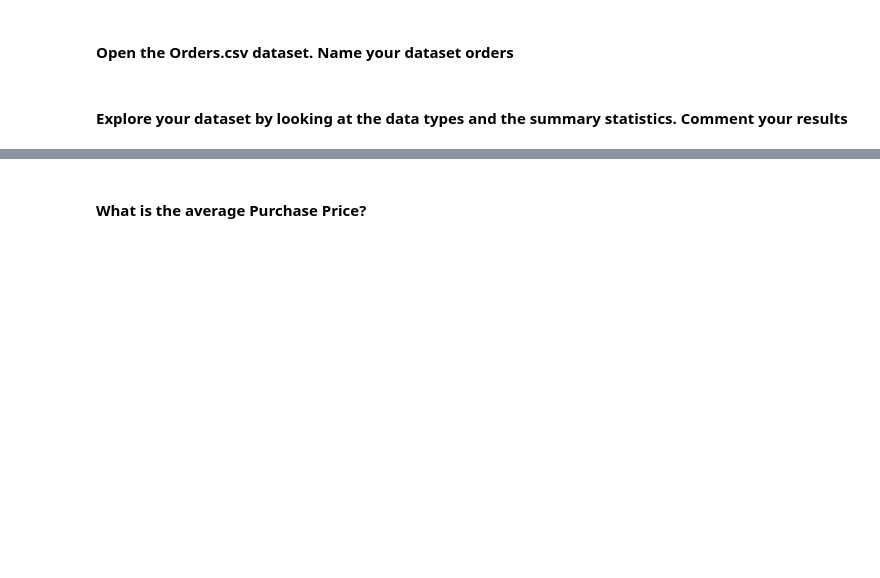
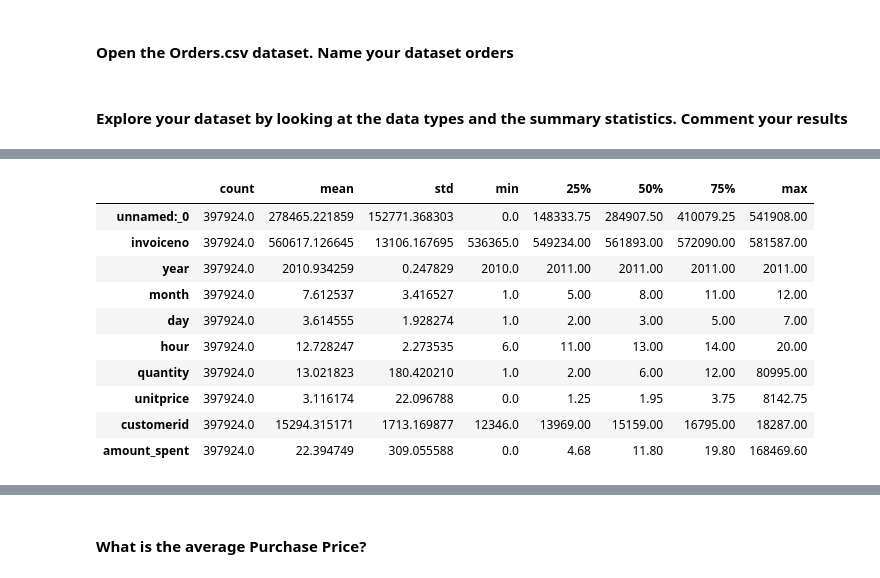
Before and after one commit to Bumbledebee/lab-descriptive-stats-en, a Jupyter notebook: your-code/main.ipynb, the cells around one changed output, grey strips where cells are left out. Saved outputs shown, nothing was run; the diff lists cells and outputs as text; code cells hidden in the pictures; blank space fills up the shorter version.

```diff
--- a/your-code/main.ipynb
+++ b/your-code/main.ipynb
@@ -405,7 +413,7 @@ department
 # %% [markdown]
 #### Open the Orders.csv dataset. Name your dataset orders
 # %%
-data_orders = pd.read_csv('Employee.csv')
+data_orders = pd.read_csv('Orders.csv')
 orders = data_orders.copy()
 orders.columns = [column.lower().replace(" ", "_") for column in orders.columns]
 # %% [markdown]
@@ -416,0 +441,14 @@ orders.columns = [column.lower().replace(" ", "_") for column in orders.columns]
+# %%
+orders.describe().T
+# %% [output]
+|  | count | mean | std | min | 25% | 50% | 75% | max |
+| unnamed:_0 | 397924.0 | 278465.221859 | 152771.368303 | 0.0 | 148333.75 | 284907.50 | 410079.25 | 541908.00 |
+| invoiceno | 397924.0 | 560617.126645 | 13106.167695 | 536365.0 | 549234.00 | 561893.00 | 572090.00 | 581587.00 |
+| year | 397924.0 | 2010.934259 | 0.247829 | 2010.0 | 2011.00 | 2011.00 | 2011.00 | 2011.00 |
+| month | 397924.0 | 7.612537 | 3.416527 | 1.0 | 5.00 | 8.00 | 11.00 | 12.00 |
+| day | 397924.0 | 3.614555 | 1.928274 | 1.0 | 2.00 | 3.00 | 5.00 | 7.00 |
+| hour | 397924.0 | 12.728247 | 2.273535 | 6.0 | 11.00 | 13.00 | 14.00 | 20.00 |
+| quantity | 397924.0 | 13.021823 | 180.420210 | 1.0 | 2.00 | 6.00 | 12.00 | 80995.00 |
+| unitprice | 397924.0 | 3.116174 | 22.096788 | 0.0 | 1.25 | 1.95 | 3.75 | 8142.75 |
+| customerid | 397924.0 | 15294.315171 | 1713.169877 | 12346.0 | 13969.00 | 15159.00 | 16795.00 | 18287.00 |
+| amount_spent | 397924.0 | 22.394749 | 309.055588 | 0.0 | 4.68 | 11.80 | 19.80 | 168469.60 |
```
Also changed, not shown: parts of 44 cells of this notebook.
